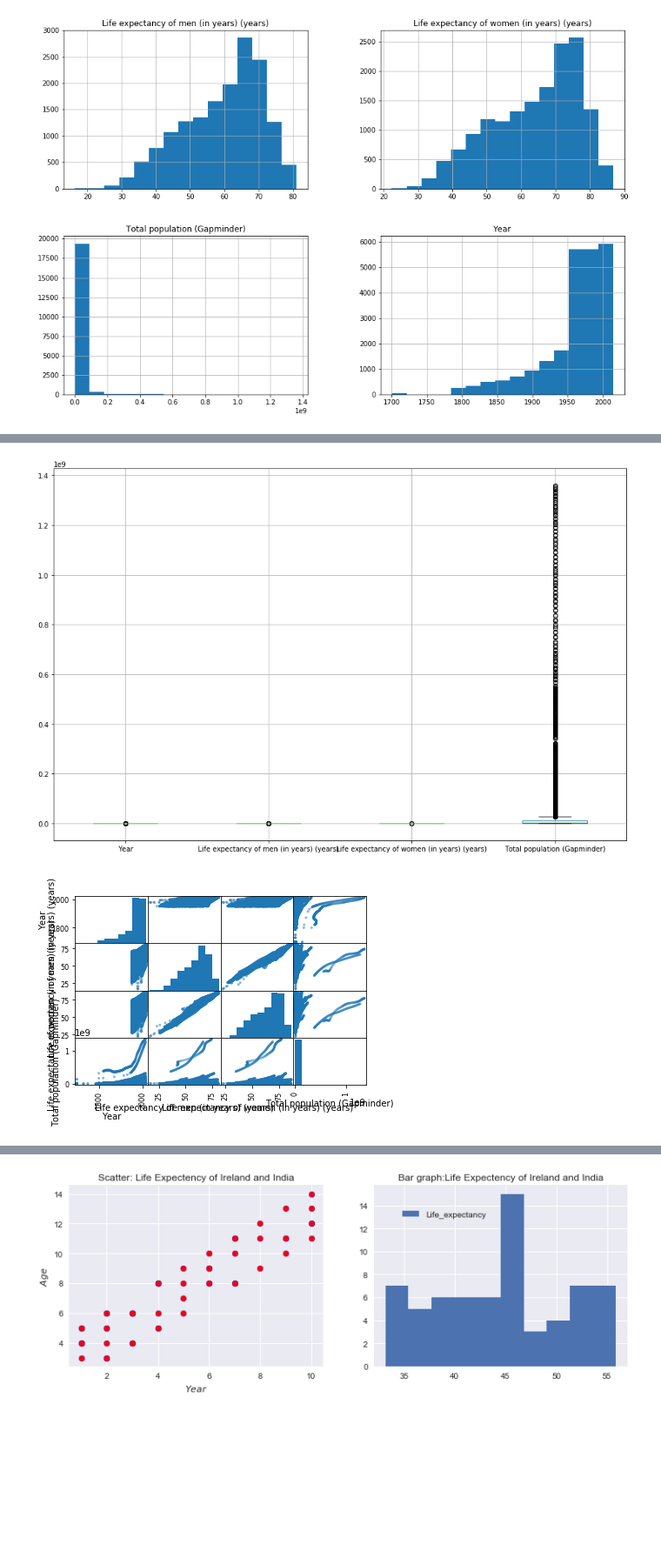
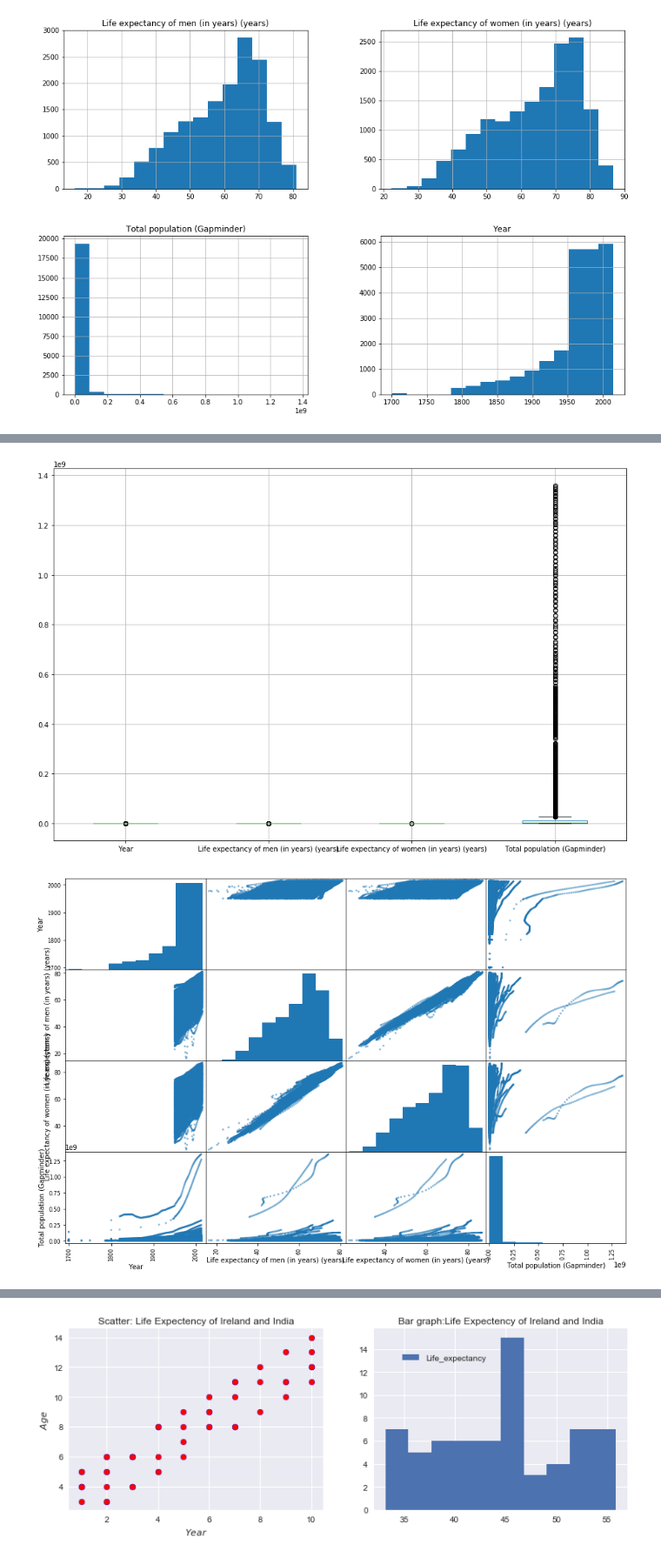
Before and after one commit to cdigap/ProgDA_Project, a Jupyter notebook: DataAnalytics_Project.ipynb, the cells around one changed output, grey strips where cells are left out. Shown: that part at 87% size. Drawn from its saved outputs; the diff is of its cells as text; code cells hidden in the pictures; blank space fills up the shorter version.

```diff
--- a/DataAnalytics_Project.ipynb
+++ b/DataAnalytics_Project.ipynb
@@ -64,29 +64,30 @@ array([[<matplotlib.axes._subplots.AxesSubplot object at 0x...>,
       dtype=object)
 [figure]
 # %%
+%matplotlib inline
 figsize = (15, 10)
 df.boxplot(figsize = (15, 10))
-scatter_matrix(df)
+scatter_matrix(df,figsize = (15, 10))
 # %% [output]
 array([[<matplotlib.axes._subplots.AxesSubplot object at 0x...>,
         <matplotlib.axes._subplots.AxesSubplot object at 0x...>,
         <matplotlib.axes._subplots.AxesSubplot object at 0x...>,
         <matplotlib.axes._subplots.AxesSubplot object at 0x...>],
        [<matplotlib.axes._subplots.AxesSubplot object at 0x...>,
         <matplotlib.axes._subplots.AxesSubplot object at 0x...>,
         <matplotlib.axes._subplots.AxesSubplot object at 0x...>,
         <matplotlib.axes._subplots.AxesSubplot object at 0x...>],
        [<matplotlib.axes._subplots.AxesSubplot object at 0x...>,
         <matplotlib.axes._subplots.AxesSubplot object at 0x...>,
         <matplotlib.axes._subplots.AxesSubplot object at 0x...>,
         <matplotlib.axes._subplots.AxesSubplot object at 0x...>],
        [<matplotlib.axes._subplots.AxesSubplot object at 0x...>,
         <matplotlib.axes._subplots.AxesSubplot object at 0x...>,
         <matplotlib.axes._subplots.AxesSubplot object at 0x...>,
         <matplotlib.axes._subplots.AxesSubplot object at 0x...>]],
       dtype=object)
 [figure]
-[figure, old version]
+[figure, new version]
 # %%
 plt.figure(figsize = (15, 10))
 
```
Also changed, not shown: parts of 30 cells of this notebook.
